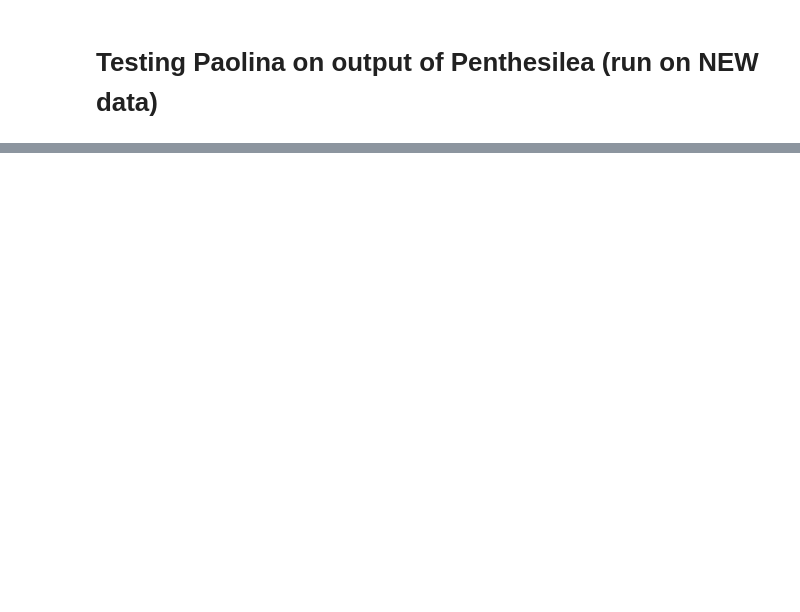
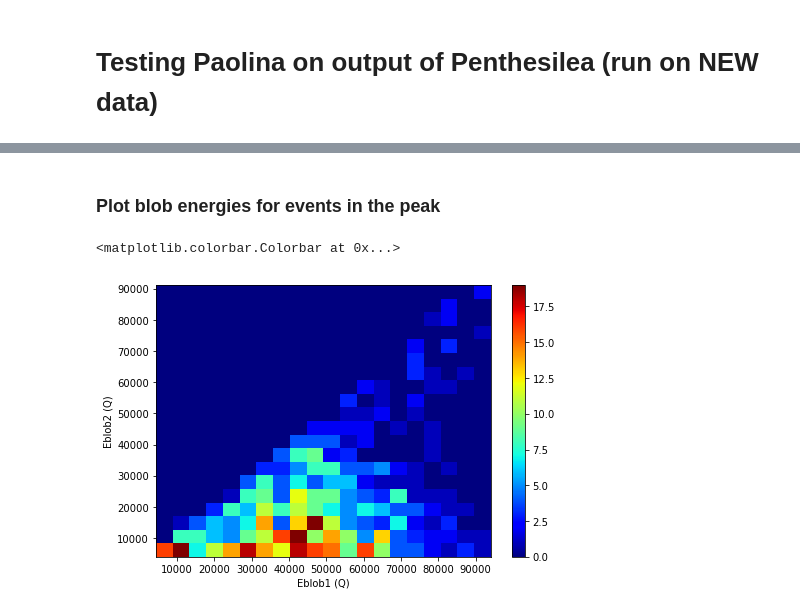
Before and after one commit to paolafer/ICARO, a Jupyter notebook: invisible_cities/utils/penthesilea_test.ipynb, the cells around one changed output, grey strips where cells are left out. Drawn from its saved outputs; the diff is of its cells as text; code cells hidden in the pictures; blank space fills up the shorter version.

```diff
--- a/invisible_cities/utils/penthesilea_test.ipynb
+++ b/invisible_cities/utils/penthesilea_test.ipynb
@@ -58,0 +263,18 @@ Eblob1, Eblob2 = paolina.construct_blobs(trks[itmax],dist_mat,spath)
+# %% [markdown]
+### Plot blob energies for events in the peak
+# %%
+# 2D histogram
+fig = plt.figure(3);
+fig.set_figheight(5.0);
+fig.set_figwidth(7.5);
+
+# create the x-y projection
+hxy, xxy, yxy = np.histogram2d(l_eblob1[((l_etot > Ecut_low) & (l_etot < Ecut_high) & (l_eblob1 > Ecut_low_blobs) & (l_eblob2 > Ecut_low_blobs))], l_eblob2[((l_etot > Ecut_low) & (l_etot < Ecut_high) & (l_eblob1 > Ecut_low_blobs) & (l_eblob2 > Ecut_low_blobs))], normed=False, bins=(20, 20))
+extent1 = [yxy[0], yxy[-1], xxy[0], xxy[-1]]
+sp1 = plt.imshow(hxy, extent=extent1, interpolation='none', aspect='auto', origin='lower', cmap='jet')
+plt.xlabel("Eblob1 (Q)")
+plt.ylabel("Eblob2 (Q)")
+plt.colorbar()
+# %% [output]
+<matplotlib.colorbar.Colorbar at 0x...>
+[figure, added]
```
Also changed, not shown: parts of 18 cells of this notebook.
